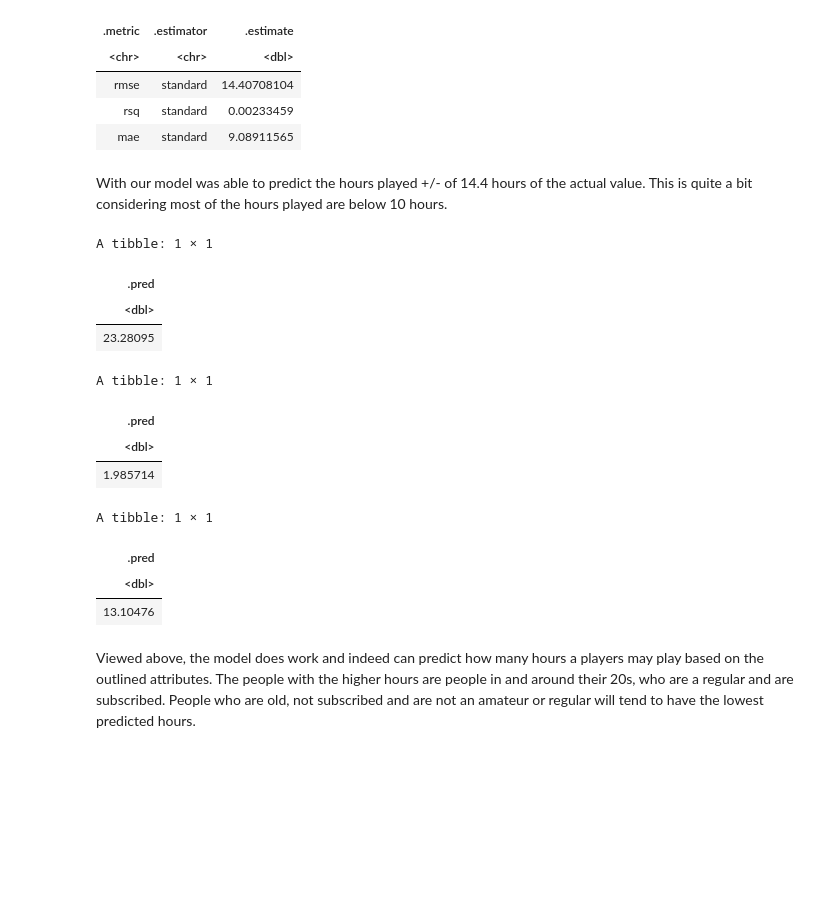
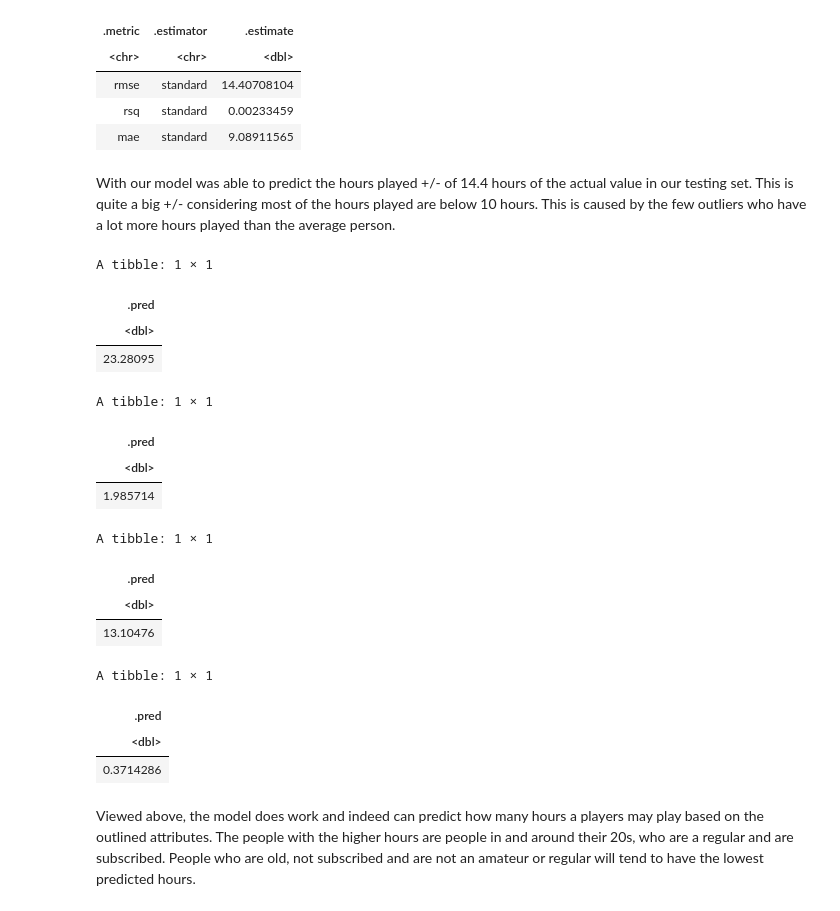
Before and after one commit to FinBradshaw/Group_Project, a Jupyter notebook: GroupIntro.ipynb, the cells around one changed output. Drawn from its saved outputs; the diff is of its cells as text; code cells hidden in the pictures; blank space fills up the shorter version.

```diff
--- a/GroupIntro.ipynb
+++ b/GroupIntro.ipynb
@@ -155,29 +165,37 @@ A tibble: 3 × 3
 | rsq | standard | 0.00233459 |
 | mae | standard | 9.08911565 |
 # %% [markdown]
-With our model was able to predict the hours played +/- of 14.4 hours of the actual value. This is quite a bit considering most of the hours played are below 10 hours.
+With our model was able to predict the hours played +/- of 14.4 hours of the actual value in our testing set. This is quite a big +/- considering most of the hours played are below 10 hours. This is caused by the few outliers who have a lot more hours played than the average person.
-# %%
-new_observation1 <- tibble(experience = 3, subscribe = 2, age = 22)
-new_observation2 <- tibble(experience = 5, subscribe = 1, age = 45)
-new_observation3 <- tibble(experience = 2, subscribe = 2, age = 15)
-predicted_hours <- predict(players_fit, new_observation1)
-predicted_hours1 <- predict(players_fit, new_observation2)
-predicted_hours2 <- predict(players_fit, new_observation3)
-predicted_hours
-predicted_hours1
-predicted_hours2
-# %% [output]
-A tibble: 1 × 1
-| .pred |
-| <dbl> |
-| 23.28095 |
-A tibble: 1 × 1
-| .pred |
-| <dbl> |
-| 1.985714 |
-A tibble: 1 × 1
-| .pred |
-| <dbl> |
-| 13.10476 |
+# %%
+
+new_observation1 <- tibble(experience = 3, subscribe = 2, age = 22)
+new_observation2 <- tibble(experience = 5, subscribe = 1, age = 45)
+new_observation3 <- tibble(experience = 2, subscribe = 2, age = 15)
+new_observation4 <- tibble(experience = 3, subscribe = 1, age = 22)
+predicted_hours <- predict(players_fit, new_observation1)
+predicted_hours1 <- predict(players_fit, new_observation2)
+predicted_hours2 <- predict(players_fit, new_observation3)
+predicted_hours3 <- predict(players_fit, new_observation4)
+predicted_hours
+predicted_hours1
+predicted_hours2
+predicted_hours3
+# %% [output]
+A tibble: 1 × 1
+| .pred |
+| <dbl> |
+| 23.28095 |
+A tibble: 1 × 1
+| .pred |
+| <dbl> |
+| 1.985714 |
+A tibble: 1 × 1
+| .pred |
+| <dbl> |
+| 13.10476 |
+A tibble: 1 × 1
+| .pred |
+| <dbl> |
+| 0.3714286 |
 # %% [markdown]
 Viewed above, the model does work and indeed can predict how many hours a players may play based on the outlined attributes. The people with the higher hours are people in and around their 20s, who are a regular and are subscribed. People who are old, not subscribed and are not an amateur or regular will tend to have the lowest predicted hours.
```
Also changed, not shown: parts of 5 cells of this notebook.
